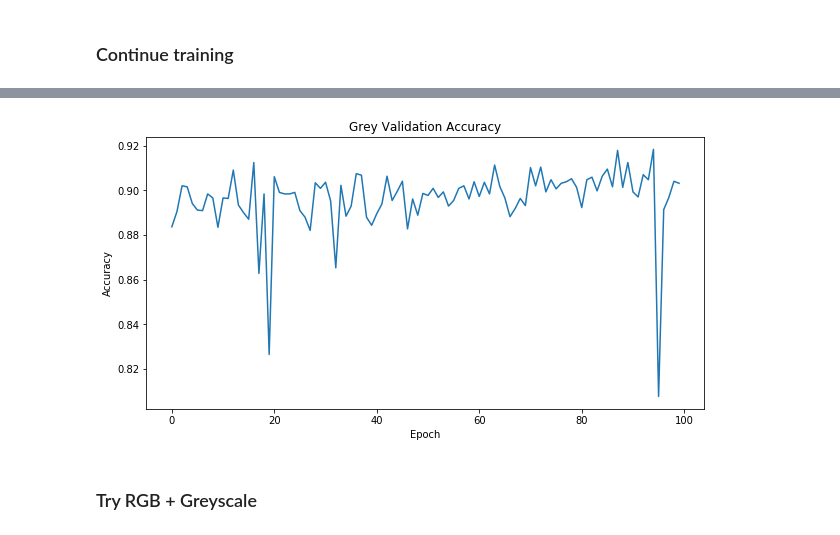
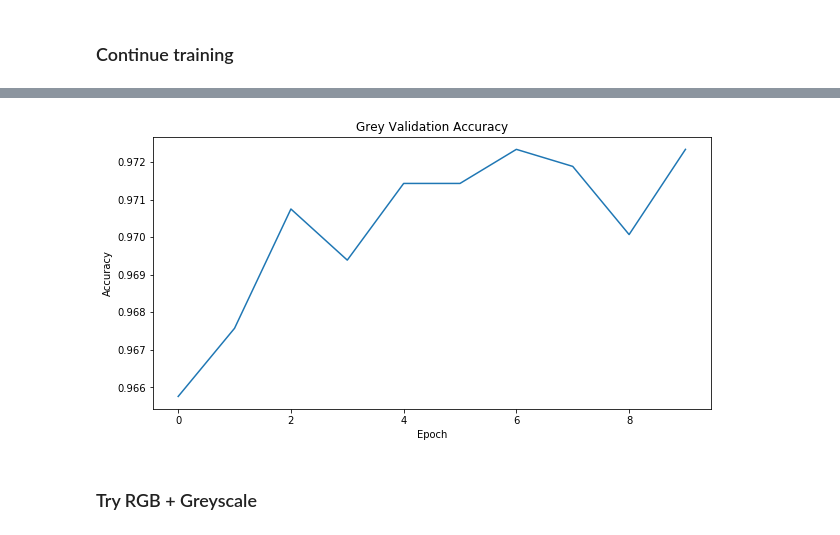
Before and after one commit to snedic/carnd, a Jupyter notebook: project2/Traffic_Sign_Classifier.ipynb, the cells around one changed output, grey strips where cells are left out. Saved outputs shown, nothing was run; the diff lists cells and outputs as text; code cells hidden in the pictures.

```diff
--- a/project2/Traffic_Sign_Classifier.ipynb
+++ b/project2/Traffic_Sign_Classifier.ipynb
@@ -934,15 +934,15 @@ import pickle
 LOADFILE = './GREYNET_300_001_75.ckpt'
 PREV_EPOCHS = int(LOADFILE.split('_')[1])
 MODEL_TYPE = 'GREYNET'
-EPOCHS = 100
+EPOCHS = 10
 BATCH_SIZE = 128
 LEARN_RATE = 0.001
-DROP_PROB = 0.75
+DROP_PROB = 1.0
 
 SAVEFILE = './{}_{}_{}_{}.ckpt'.format(MODEL_TYPE, EPOCHS+PREV_EPOCHS, str(LEARN_RATE).split('.')[1], int(100*DROP_PROB))
 print(SAVEFILE)
 
-outputFrequency = 10 # How often t output the validation accuracy
+outputFrequency = 1 # How often t output the validation accuracy
 
 
 
@@ -1015,7 +1015,7 @@ with tf.Session() as sess:
             batch_x = batch_x.reshape((batch_x.shape[0],32,32,1))
 
             # Run the training on the batch
-            sess.run(trainingOperation, feed_dict={images: batch_x, labels: batch_y, dropProb: DROP_PROB})
+            sess.run(trainingOperation, feed_dict={images: batch_x, labels: batch_y, dropProb: DROP_PROB},)
 
         # Validate the model
         validation_accuracy = evaluate(X_valid, y_valid, batchSize=BATCH_SIZE, channelCnt=1)
@@ -1055,5 +1055,5 @@ FINAL EPOCH 99 ... Validation Accuracy: 0.903
 Model saved
-[figure, old version]
+[figure, new version]
 # %% [markdown]
 ### Try RGB + Greyscale
 # %%
```
Also changed, not shown: parts of 8 cells of this notebook, 6 other files.
